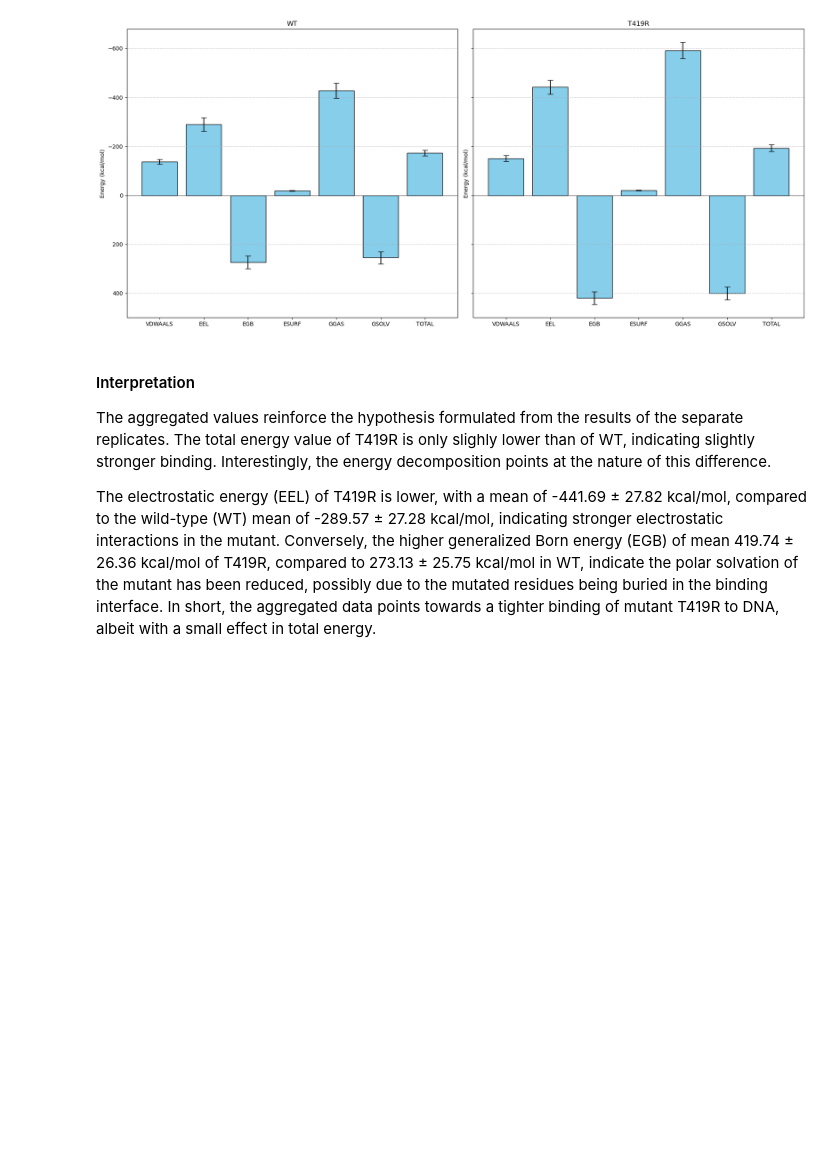
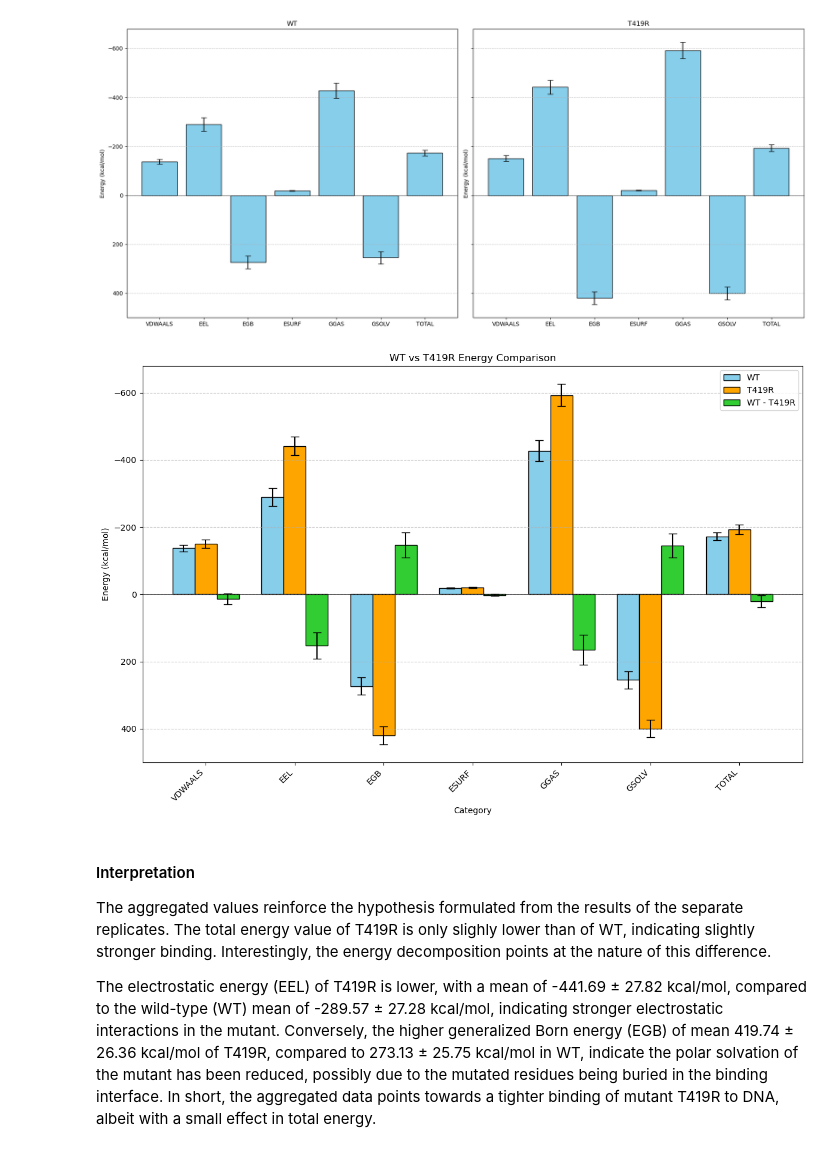
Before and after one commit to lacilab/IMDIA, a Jupyter notebook: scripts/notebooks/gbsa_analysis.ipynb, the cells around one changed output. Drawn from its saved outputs; the diff is of its cells as text; code cells hidden in the pictures; blank space fills up the shorter version.

```diff
--- a/scripts/notebooks/gbsa_analysis.ipynb
+++ b/scripts/notebooks/gbsa_analysis.ipynb
@@ -224,6 +224,62 @@ plt.tight_layout()
 plt.show()
 # %% [output]
 [figure]
+# %%
+wt_combined_df_t = wt_combined_df.transpose()
+T419R_combined_df_t = T419R_combined_df.transpose()
+
+# Find global min and max
+all_data = [
+    wt_combined_df_t.values,
+    T419R_combined_df_t.values,
+]
+global_min = min([np.nanmin(data) for data in all_data])
+global_max = max([np.nanmax(data) for data in all_data])
+
+# Verify that dfs have the same index
+if not wt_combined_df_t.index.equals(T419R_combined_df_t.index):
+    raise ValueError("Indices of wt_combined_df_t and T419R_combined_df_t do not match!")
+
+
+diff_df = pd.DataFrame({
+    'mean': wt_combined_df_t['mean'] - T419R_combined_df_t['mean'],
+    'std': np.sqrt(wt_combined_df_t['std']**2 + T419R_combined_df_t['std']**2)
+}, index=wt_combined_df_t.index)
+
+fig, ax = plt.subplots(figsize=(12, 8))
+
+labels = wt_combined_df_t.index
+x = np.arange(len(labels))  # Positions for bar groups
+width = 0.25
+
+# Plot WT bars
+ax.bar(x - width, wt_combined_df_t['mean'], width, yerr=wt_combined_df_t['std'],
+       capsize=5, color='skyblue', edgecolor='black', label='WT')
+
+# Plot T419R bars
+ax.bar(x, T419R_combined_df_t['mean'], width, yerr=T419R_combined_df_t['std'],
+       capsize=5, color='orange', edgecolor='black', label='T419R')
+
+# Plot difference (WT - T419R) bars
+ax.bar(x + width, diff_df['mean'], width, yerr=diff_df['std'],
+       capsize=5, color='limegreen', edgecolor='black', label='WT - T419R')
+
+ax.set_title('WT vs T419R Energy Comparison')
+ax.set_xlabel('Category')
+ax.set_ylabel('Energy (kcal/mol)')
+ax.set_xticks(x)
+ax.set_xticklabels(labels, rotation=45, ha='right')
+ax.grid(True, axis='y', linestyle='--', alpha=0.7)
+ax.axhline(0, color='black', linewidth=0.5)
+ax.legend()
+
+# Invert y-axis as in original code
+ax.invert_yaxis()
+
+# Adjust layout to prevent label cutoff
+plt.tight_layout()
+# %% [output]
+[figure, added]
 # %% [markdown]
 #### Interpretation
 
```
Also changed, not shown: parts of 1 cell of this notebook, 11 other files.
